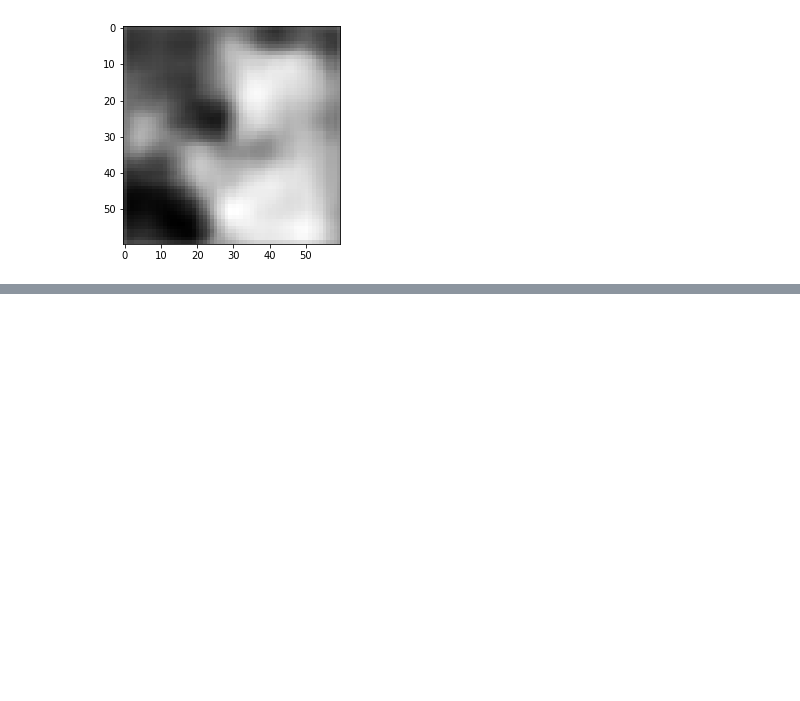
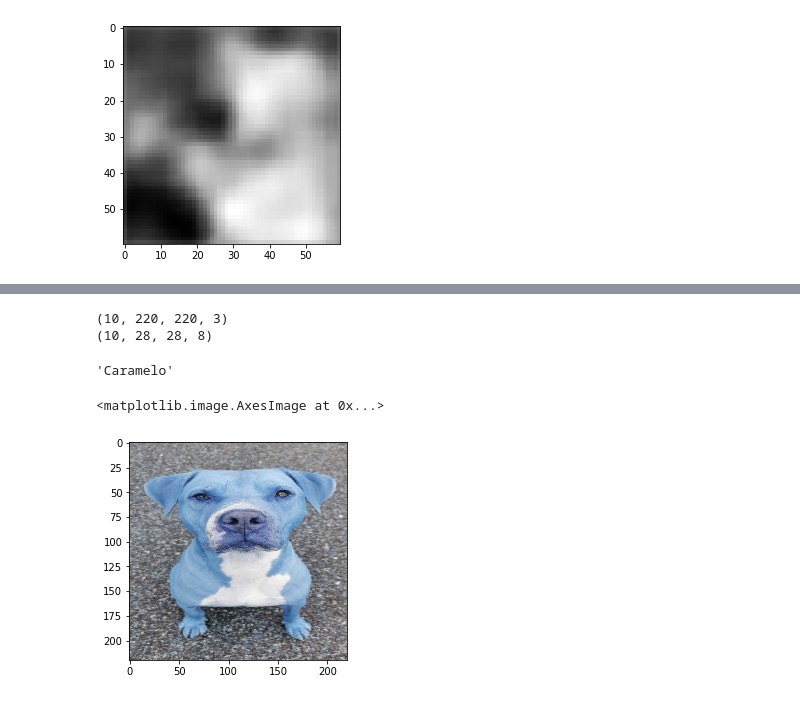
Before and after one commit to AlexMndzF/Salva-un-peludo, a Jupyter notebook: Test.ipynb, the cells around one changed output, grey strips where cells are left out. Drawn from its saved outputs; the diff is of its cells as text; code cells hidden in the pictures; blank space fills up the shorter version.

Commit message:
NN funcionando, recomender funcionando, vistas y css añadido, entrenamiento de NN y modelo, prueba visualizacion camera

```diff
--- a/Test.ipynb
+++ b/Test.ipynb
@@ -218,7 +226,7 @@ from keras.layers import Input, Dense, Conv2D, MaxPooling2D, UpSampling2D
 from keras.models import Model
 from keras import backend as K
 
-input_img = Input(shape=(60, 60, 1))  # adapt this if using `channels_first` image data format
+input_img = Input(shape=(60, 60, 3))  # adapt this if using `channels_first` image data format
 
 x = Conv2D(16, (3, 3), activation='relu', padding='same')(input_img)
 x = MaxPooling2D((2, 2), padding='same')(x)
@@ -235,7 +243,7 @@ x = Conv2D(8, (3, 3), activation='relu', padding='same')(x)
 x = UpSampling2D((2, 2))(x)
 x = Conv2D(16, (3, 3), activation='relu')(x)
 x = UpSampling2D((2, 2))(x)
-decoded = Conv2D(1, (3, 3), activation='sigmoid', padding='same')(x)
+decoded = Conv2D(3, (3, 3), activation='sigmoid', padding='same')(x)
 
 autoencoder = Model(input_img, decoded)
 autoencoder.compile(optimizer='adadelta', loss='binary_crossentropy')
@@ -322,0 +339,27 @@ plt.imshow(decoded_imgs[0].reshape(60,60))
+# %%
+import glob
+import cv2
+import numpy as np
+import os
+def createtest(path,limit=1):
+    '''
+    Create a numpy array.
+    '''
+    img_data_list=[]
+    count = 0
+    names = []
+    while True:
+        for img in glob.glob(path):
+            names.append(img.split('/')[-1].split('.')[0])
+            input_img=cv2.imread(img)
+            #input_img=cv2.cvtColor(input_img, cv2.COLOR_BGR2GRAY)
+            input_img_resize=cv2.resize(input_img,(220,220))
+            img_data_list.append(input_img_resize)
+            count+=1
+            if  count == limit:
+                img_data_list = np.array(img_data_list)
+                img_data_list = img_data_list.astype('float32')
+                img_data_list = img_data_list/255
+                return img_data_list,names
+
+test,names = createtest('database/*',10)
@@ -322,0 +386,33 @@ plt.imshow(decoded_imgs[0].reshape(60,60))
+# %%
+print(test.shape)
+print(mod.shape)
+# %% [output]
+(10, 220, 220, 3)
+(10, 28, 28, 8)
+# %%
+#names = ([f'Dog{i}' for i in range(len(mod))])
+def recomender(vectors,names,img_path):
+    '''
+    test = Lista de vectores de las fotos a comparar en la base de datos.
+    names = Lista de los nombres de las fotos 3n la lista de vectores.
+    img_path = path de la imagen a predecir.
+
+    '''
+    mod = list(vectors)
+    s_N = names
+    s = pd.Series(s_N)
+    s_vector = ([mod])
+    df=pd.DataFrame(s)
+    df['Vector']=mod
+    df.columns=(['name','X'])
+    test_person=createtest(img_path)
+    test_person_pred=model.predict(test_person[0])
+    X_missing=test_person_pred
+    df["diffs"] = df["X"].apply(lambda X: np.linalg.norm(X-X_missing))
+    results = df.groupby("name").agg({'diffs':'min'}).sort_values(by='diffs')
+    return results.index[0]
+path='test/*'
+res = recomender(mod,names,path)
+res
+# %% [output]
+'Caramelo'
@@ -322,0 +421,5 @@ plt.imshow(decoded_imgs[0].reshape(60,60))
+# %%
+plt.imshow(test[5].reshape(220,220,3))
+# %% [output]
+<matplotlib.image.AxesImage at 0x...>
+[figure, added]
```
Also changed, not shown: parts of 15 cells of this notebook, 13 other files.
